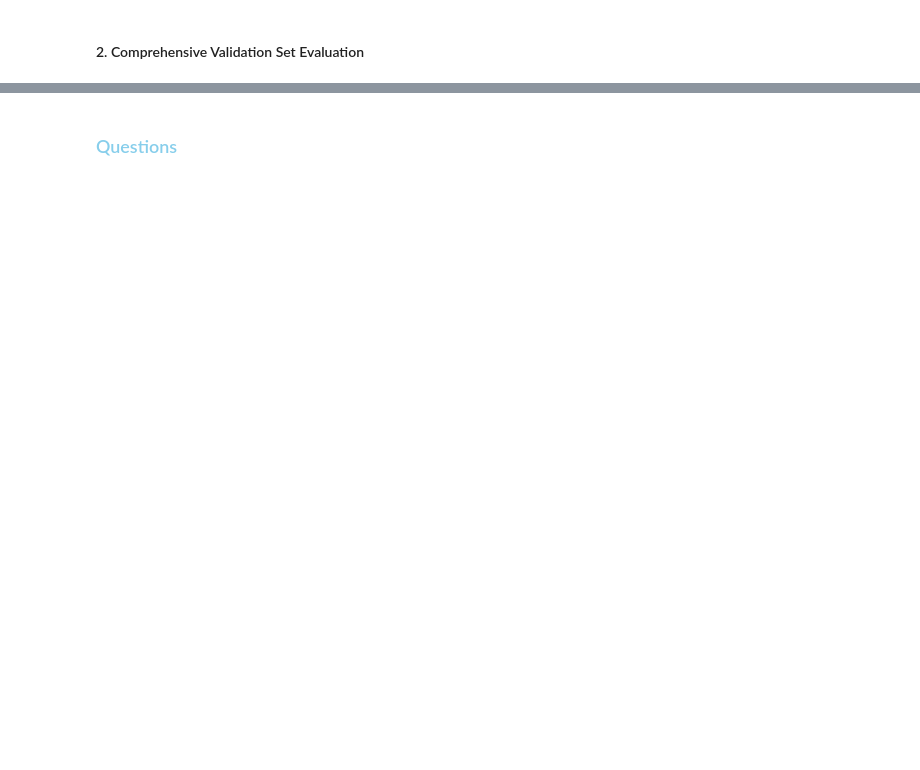
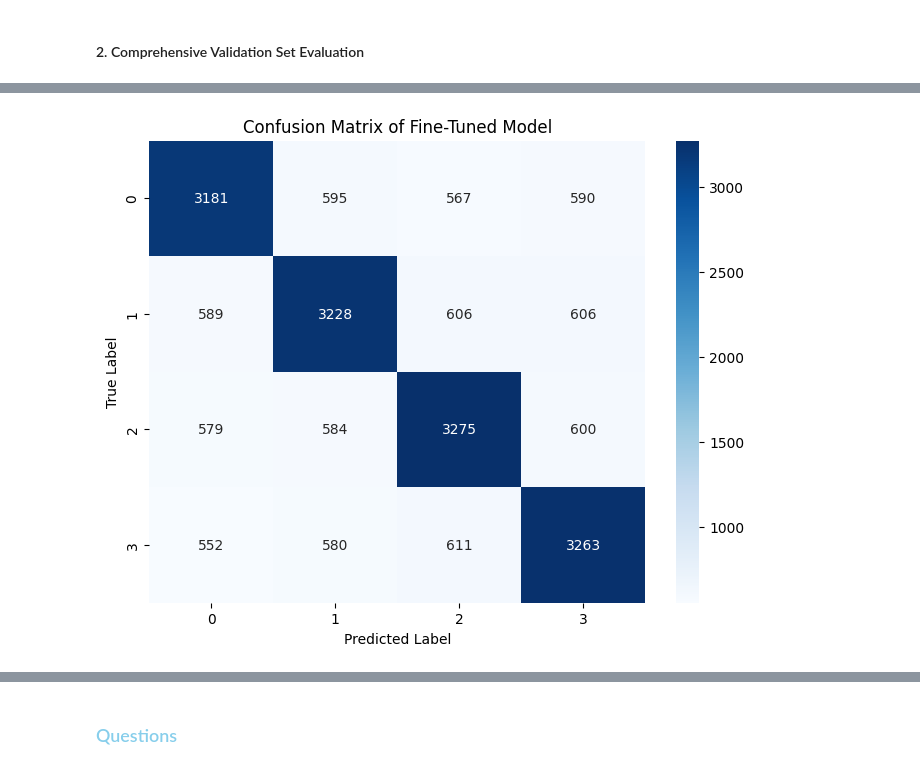
Before and after one commit to PariaPasehvarz/DataScience_Course_Projects, a Jupyter notebook: CAs/CA56/Codes/CA56-Task-3.ipynb, the cells around one changed output, grey strips where cells are left out. Drawn from its saved outputs; the diff is of its cells as text; code cells hidden in the pictures; blank space fills up the shorter version.

```diff
--- a/CAs/CA56/Codes/CA56-Task-3.ipynb
+++ b/CAs/CA56/Codes/CA56-Task-3.ipynb
@@ -414,0 +577,15 @@ Overall Validation Accuracy: 0.1139
+# %%
+# Define the list of columns to remove
+columns_to_remove = [
+    'video-id', 'fold-ind', 'startphrase', 'sent1', 'sent2',
+    'gold-source', 'ending0', 'ending1', 'ending2', 'ending3'
+]
+
+# Create the clean training dataset
+train_dataset = tokenized_swag["train"].remove_columns(columns_to_remove)
+
+# Create the clean validation dataset
+validation_dataset = tokenized_swag["validation"].remove_columns(columns_to_remove)
+
+print("Cleaned Training Dataset:")
+print(train_dataset)
@@ -414,0 +680,69 @@ Overall Validation Accuracy: 0.1139
+# %%
+import numpy as np
+import torch
+from torch.nn import CrossEntropyLoss
+from sklearn.metrics import accuracy_score, confusion_matrix
+import seaborn as sns
+import matplotlib.pyplot as plt
+from transformers import Trainer, TrainingArguments
+
+# 1. Define simple arguments for the prediction trainer
+prediction_args = TrainingArguments(
+    output_dir="./swag_lora_finetuned_predict",
+    do_train=False,
+    do_predict=True,
+    per_device_eval_batch_size=8,
+    report_to="none",
+    fp16=True,
+    label_names=["label"],
+)
+
+# 2. Create a new, clean Trainer instance for prediction
+prediction_trainer = Trainer(
+    model=trainer.model,
+    args=prediction_args,
+    tokenizer=tokenizer,
+    data_collator=data_collator,
+)
+
+# 3. Generate predictions using the new trainer
+print("Generating predictions on the validation set...")
+prediction_output = prediction_trainer.predict(test_dataset=validation_dataset)
+print("Prediction complete!")
+
+# --- THE FINAL FIX: Extract logits and labels from their correct locations ---
+
+# 1. The actual logits are the SECOND element of the .predictions tuple.
+logits_array = prediction_output.predictions[1]
+
+# 2. The label_ids are missing, so we get them directly from the validation_dataset.
+true_labels = validation_dataset['label']
+
+true_labels = true_labels[:len(logits_array)]
+# --------------------------------------------------------------------------------
+
+# --- Manually Calculate All Metrics ---
+
+# Perplexity
+logits_tensor = torch.tensor(logits_array)
+labels_tensor = torch.tensor(true_labels).long() # Ensure labels are Long type for loss function
+loss_fct = CrossEntropyLoss()
+loss = loss_fct(logits_tensor, labels_tensor)
+perplexity = torch.exp(loss)
+print(f"\nValidation Perplexity: {perplexity:.4f}")
+
+# Accuracy
+predicted_labels = np.argmax(logits_array, axis=1)
+accuracy = accuracy_score(true_labels, predicted_labels)
+print(f"Validation Accuracy: {accuracy:.4f}")
+
+# Confusion Matrix
+print("\nDisplaying Confusion Matrix:")
+cm = confusion_matrix(true_labels, predicted_labels)
+plt.figure(figsize=(8, 6))
+sns.heatmap(cm, annot=True, fmt='d', cmap='Blues', xticklabels=range(4), yticklabels=range(4))
+plt.xlabel("Predicted Label")
+plt.ylabel("True Label")
+plt.title("Confusion Matrix of Fine-Tuned Model")
+plt.show()
+# %% [output]
@@ -414,0 +757 @@ Overall Validation Accuracy: 0.1139
+[figure, added]
```
Also changed, not shown: parts of 26 cells of this notebook.
